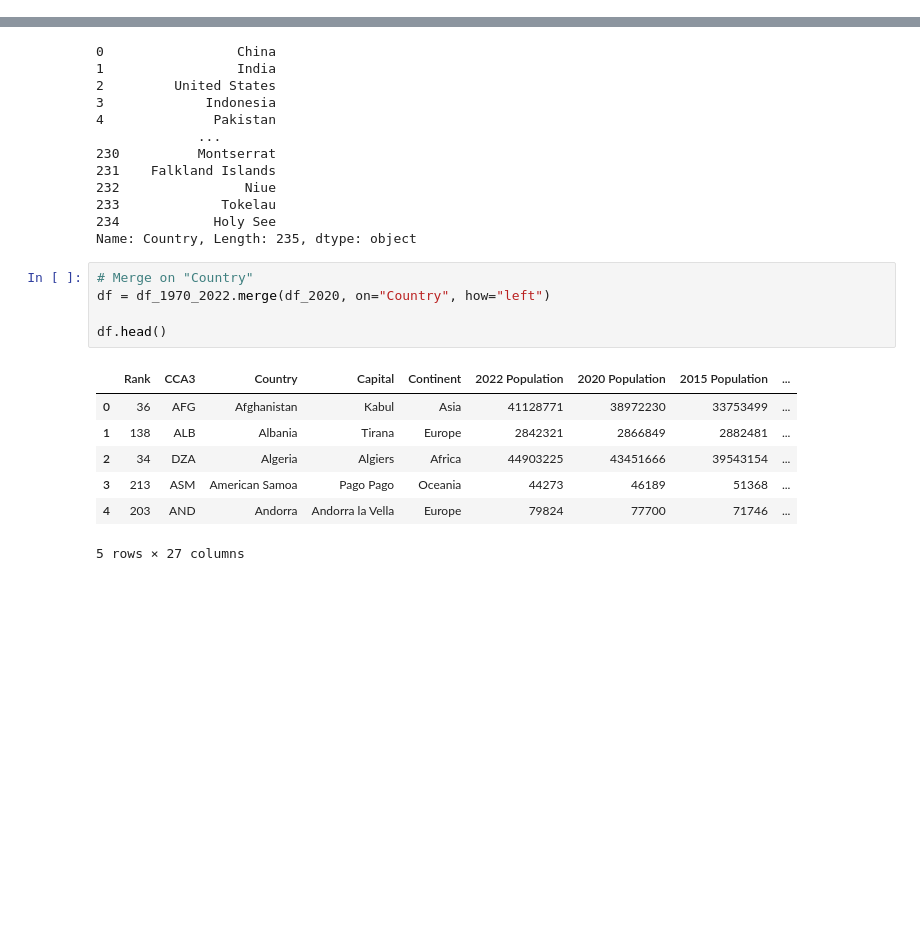
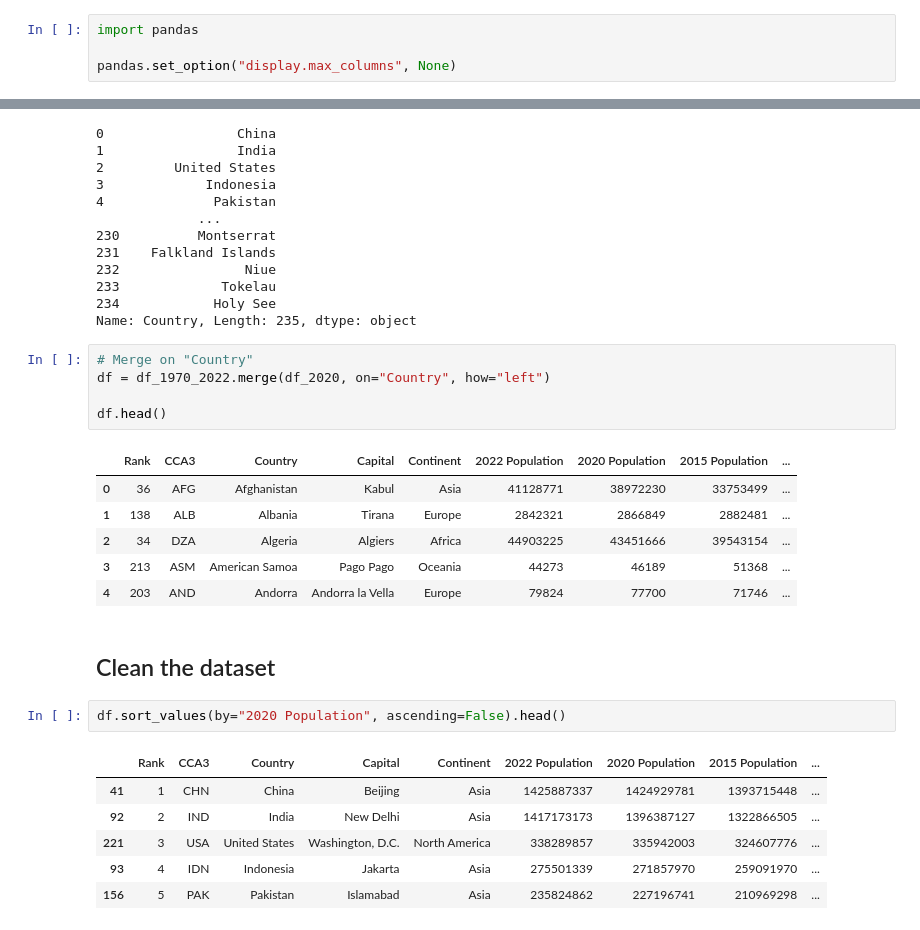
Before and after one commit to 99btyler/global-population-dataset-dashboard, a Jupyter notebook: src/data-cleaning.ipynb, the cells around one changed output, grey strips where cells are left out. Cells and saved outputs as stored; diff of their text form; blank space fills up the shorter version.

Commit message:
Finished cleaning the columns

```diff
--- a/src/data-cleaning.ipynb
+++ b/src/data-cleaning.ipynb
@@ -5,3 +3,7 @@ import pandas
+# %%
+import pandas
+
+pandas.set_option("display.max_columns", None)
 # %% [markdown]
 ## Load the datasets
 # %%
@@ -80,4 +82,14 @@ df.head()
 | 2 | 34 | DZA | Algeria | Algiers | Africa | 44903225 | 43451666 | 39543154 | ... |
 | 3 | 213 | ASM | American Samoa | Pago Pago | Oceania | 44273 | 46189 | 51368 | ... |
 | 4 | 203 | AND | Andorra | Andorra la Vella | Europe | 79824 | 77700 | 71746 | ... |
-5 rows × 27 columns
+# %% [markdown]
+## Clean the dataset
+# %%
+df.sort_values(by="2020 Population", ascending=False).head()
+# %% [output]
+|  | Rank | CCA3 | Country | Capital | Continent | 2022 Population | 2020 Population | 2015 Population | ... |
+| 41 | 1 | CHN | China | Beijing | Asia | 1425887337 | 1424929781 | 1393715448 | ... |
+| 92 | 2 | IND | India | New Delhi | Asia | 1417173173 | 1396387127 | 1322866505 | ... |
+| 221 | 3 | USA | United States | Washington, D.C. | North America | 338289857 | 335942003 | 324607776 | ... |
+| 93 | 4 | IDN | Indonesia | Jakarta | Asia | 275501339 | 271857970 | 259091970 | ... |
+| 156 | 5 | PAK | Pakistan | Islamabad | Asia | 235824862 | 227196741 | 210969298 | ... |
```
Also changed, not shown: parts of 10 cells of this notebook.
